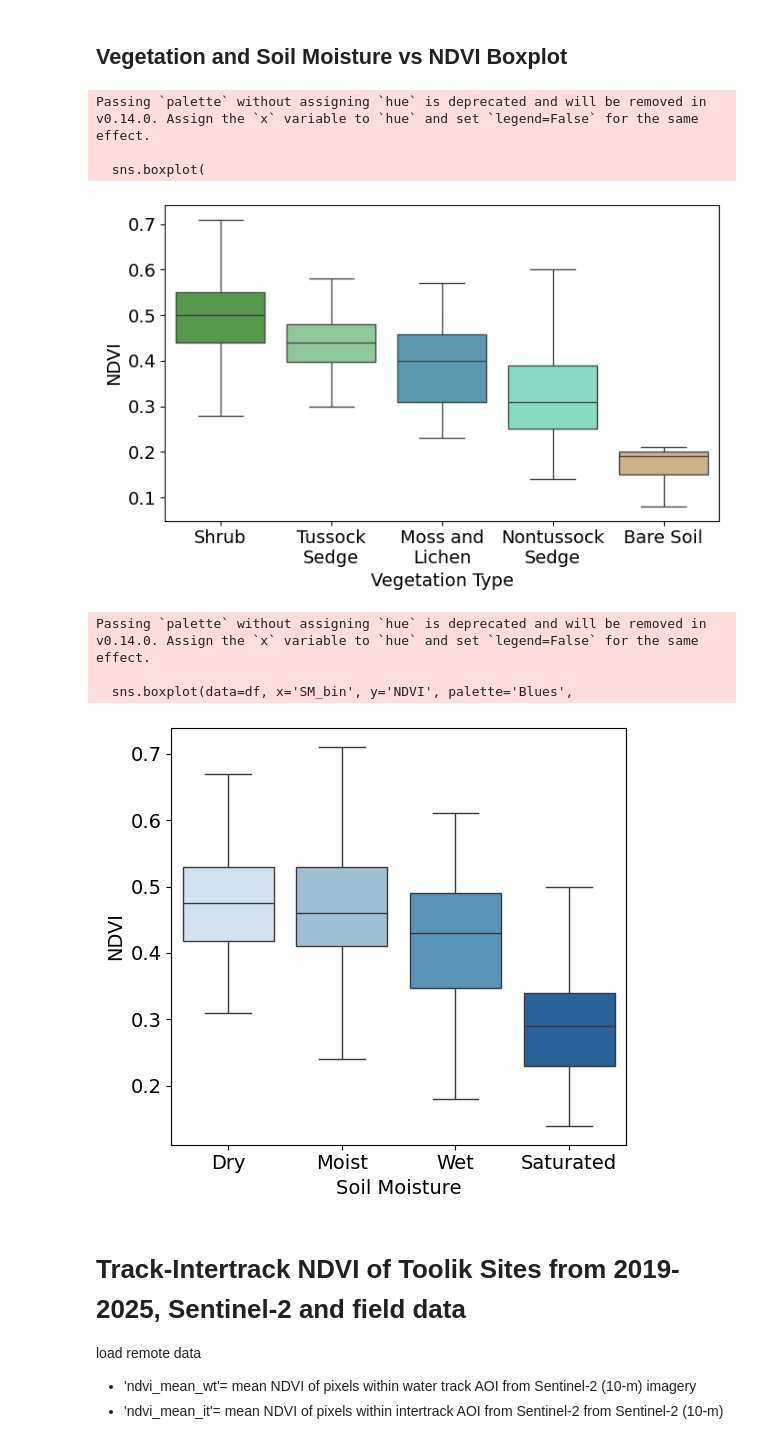
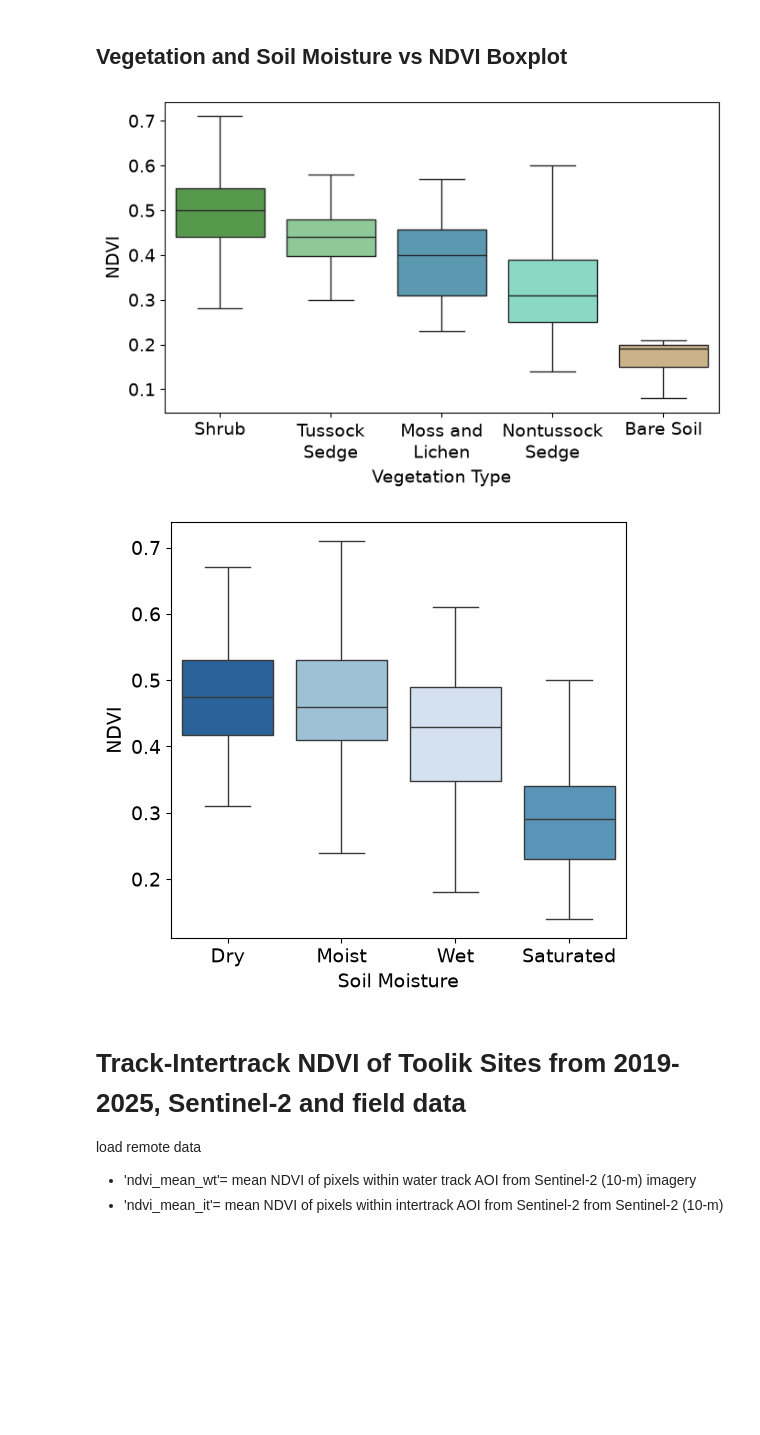
Before and after one commit to aekastning/wt_veg, a Jupyter notebook: toolik_plots.ipynb, the cells around one changed output. Drawn from its saved outputs; the diff is of its cells as text; code cells hidden in the pictures; blank space fills up the shorter version.

```diff
--- a/toolik_plots.ipynb
+++ b/toolik_plots.ipynb
@@ -484,7 +484,7 @@ summary.head()
 # %% [markdown]
 ## Vegetation and Soil Moisture vs NDVI Boxplot
 # %%
-# vegetation
+plt.figure(figsize=(7, 4.5))
 
 colors = {
     'Tussock Sedge': "#86d193",
@@ -492,14 +492,14 @@ colors = {
     'Shrub': "#4ca640",
     'Moss and Lichen': "#4ca0be",
     'Bare Soil': "#d7b47e",
+    'Forbs': "#1c5d51"
 }
-
-plt.figure(figsize=(7, 4.5))
 
 sns.boxplot(
     data=df,
     x='abund_spcs',
     y='NDVI',
+    hue = 'abund_spcs',
     palette=colors,
     order=['Shrub', 'Tussock Sedge', 'Moss and Lichen', 'Nontussock Sedge', 'Bare Soil'],
     showfliers=False
@@ -514,31 +514,25 @@ plt.yticks(fontsize=14)
 plt.tight_layout()
 plt.show()
 # %% [output]
-Passing `palette` without assigning `hue` is deprecated and will be removed in v0.14.0. Assign the `x` variable to `hue` and set `legend=False` for the same effect.
-
-  sns.boxplot(
-[figure, old version]
+[figure, new version]
 # %%
 # Soil Moisture
 
 plt.figure(figsize=(5.5, 5))
 
-sns.boxplot(data=df, x='SM_bin', y='NDVI', palette='Blues',
+sns.boxplot(data=df, x='SM_bin', y='NDVI', hue = 'SM_bin', palette='Blues',
             order=['Dry', 'Moist', 'Wet', 'Saturated'],
-            showfliers=False)
+            showfliers=False, legend = False)
 
 plt.xlabel("Soil Moisture", fontsize=14)
 plt.ylabel("NDVI", fontsize=14)
 plt.xticks(fontsize=14)
 plt.yticks(fontsize=14)
 
 plt.tight_layout()
 plt.show()
 # %% [output]
-Passing `palette` without assigning `hue` is deprecated and will be removed in v0.14.0. Assign the `x` variable to `hue` and set `legend=False` for the same effect.
-
-  sns.boxplot(data=df, x='SM_bin', y='NDVI', palette='Blues',
-[figure, old version]
+[figure, new version]
 # %% [markdown]
 # Track-Intertrack NDVI of Toolik Sites from 2019-2025, Sentinel-2 and field data
 
```
Also changed, not shown: parts of 23 cells of this notebook, 5 other files.
